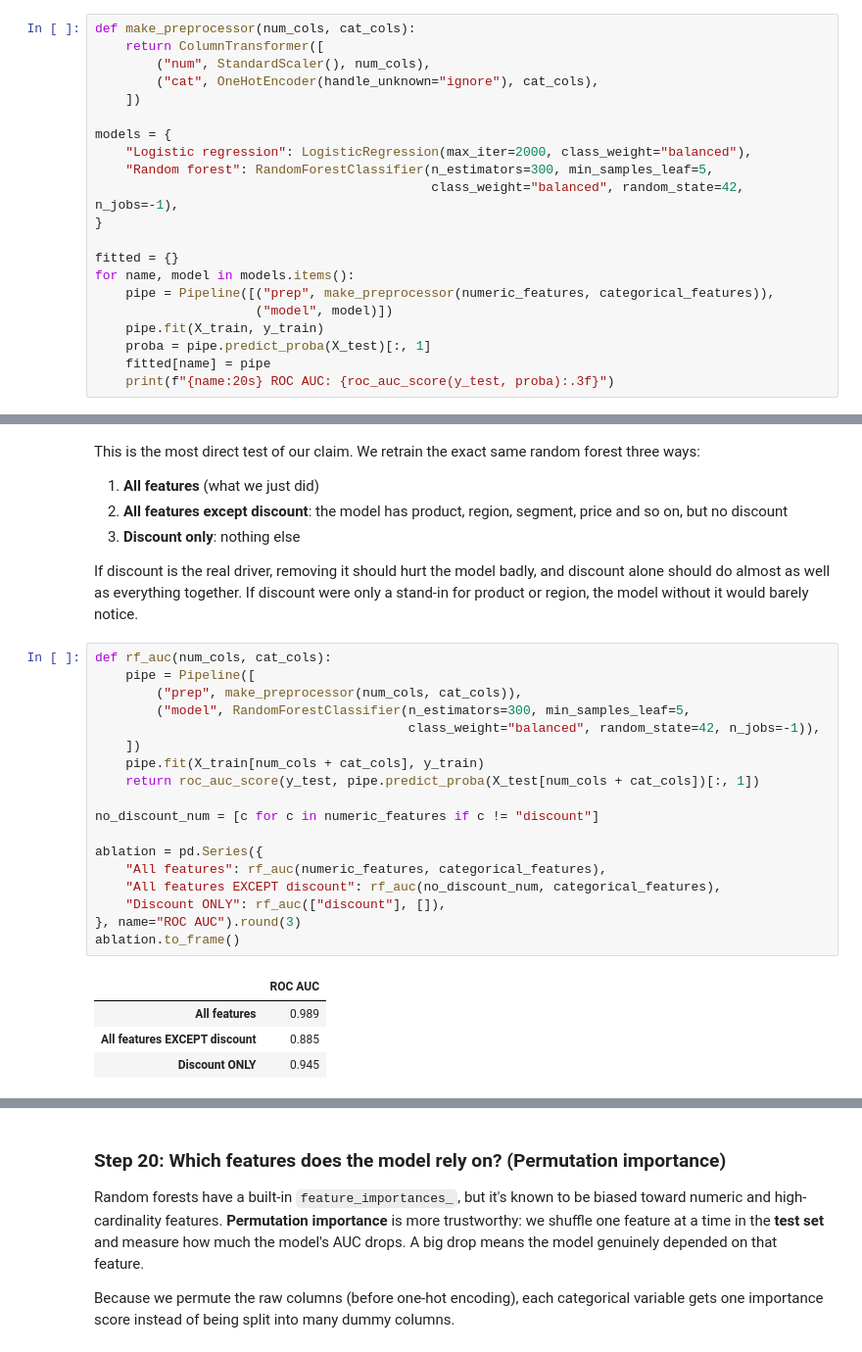
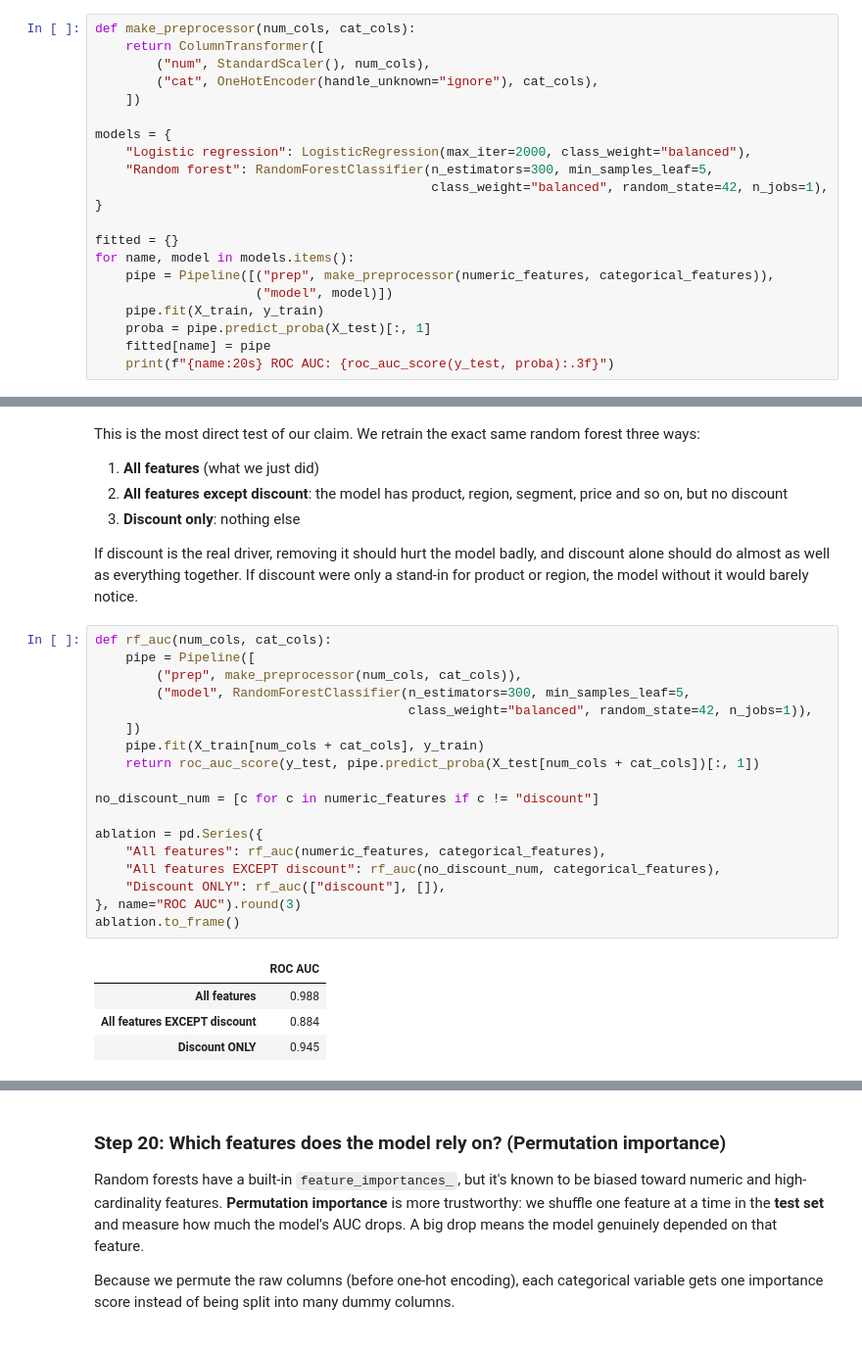
Before and after one commit to UncleBubu/Finance-Business-Series, a Jupyter notebook: 01-discount-impact/notebook.ipynb, the cells around one changed output, grey strips where cells are left out. Shown at 98% size. Saved outputs shown, nothing was run; the diff lists cells and outputs as text.

```diff
--- a/01-discount-impact/notebook.ipynb
+++ b/01-discount-impact/notebook.ipynb
@@ -923,7 +964,7 @@ def make_preprocessor(num_cols, cat_cols):
 models = {
     "Logistic regression": LogisticRegression(max_iter=2000, class_weight="balanced"),
     "Random forest": RandomForestClassifier(n_estimators=300, min_samples_leaf=5,
-                                            class_weight="balanced", random_state=42, n_jobs=-1),
+                                            class_weight="balanced", random_state=42, n_jobs=1),
 }
 
 fitted = {}
@@ -980,25 +1021,25 @@ If discount were only a stand-in for product or region, the model without it wou
 # %%
 def rf_auc(num_cols, cat_cols):
     pipe = Pipeline([
         ("prep", make_preprocessor(num_cols, cat_cols)),
         ("model", RandomForestClassifier(n_estimators=300, min_samples_leaf=5,
-                                         class_weight="balanced", random_state=42, n_jobs=-1)),
+                                         class_weight="balanced", random_state=42, n_jobs=1)),
     ])
     pipe.fit(X_train[num_cols + cat_cols], y_train)
     return roc_auc_score(y_test, pipe.predict_proba(X_test[num_cols + cat_cols])[:, 1])
 
 no_discount_num = [c for c in numeric_features if c != "discount"]
 
 ablation = pd.Series({
     "All features": rf_auc(numeric_features, categorical_features),
     "All features EXCEPT discount": rf_auc(no_discount_num, categorical_features),
     "Discount ONLY": rf_auc(["discount"], []),
 }, name="ROC AUC").round(3)
 ablation.to_frame()
 # %% [output]
 |  | ROC AUC |
-| All features | 0.989 |
-| All features EXCEPT discount | 0.885 |
+| All features | 0.988 |
+| All features EXCEPT discount | 0.884 |
 | Discount ONLY | 0.945 |
 # %% [markdown]
 This result is the strongest ML evidence in the notebook:
```
Also changed, not shown: parts of 13 cells of this notebook, 17 other files.
